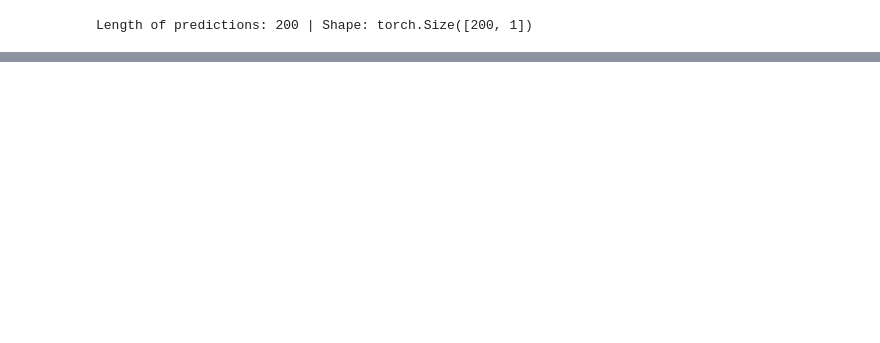
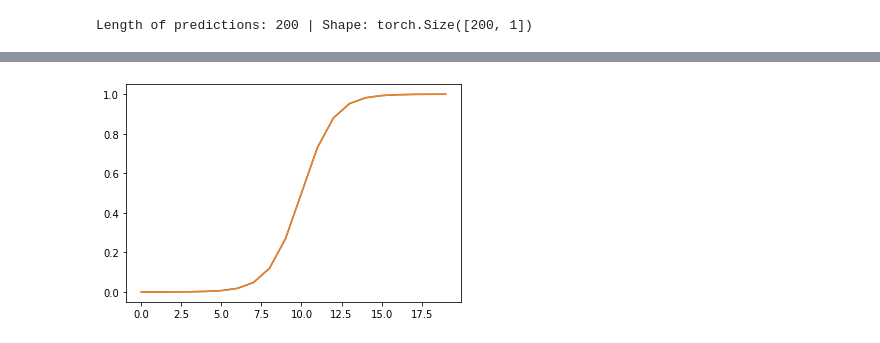
Before and after one commit to smbonilla/learningPyTorch, a Jupyter notebook: 02_pyTorchNeuralNetworkClassification.ipynb, the cells around one changed output, grey strips where cells are left out. Drawn from its saved outputs; the diff is of its cells as text; code cells hidden in the pictures; blank space fills up the shorter version.

```diff
--- a/02_pyTorchNeuralNetworkClassification.ipynb
+++ b/02_pyTorchNeuralNetworkClassification.ipynb
@@ -185,0 +699,8 @@ lossFn = nn.BCEWithLogitsLoss() # BSEWithLogitsLoss = sigmoid activation functio
+# %%
+# Let's recreate sigmoid
+def sigmoid(x):
+  return 1/(1+torch.exp(-x))
+plt.plot(torch.sigmoid(A));
+plt.plot(sigmoid(A));
+# %% [output]
+[figure, added]
```
Also changed, not shown: parts of 43 cells of this notebook.
